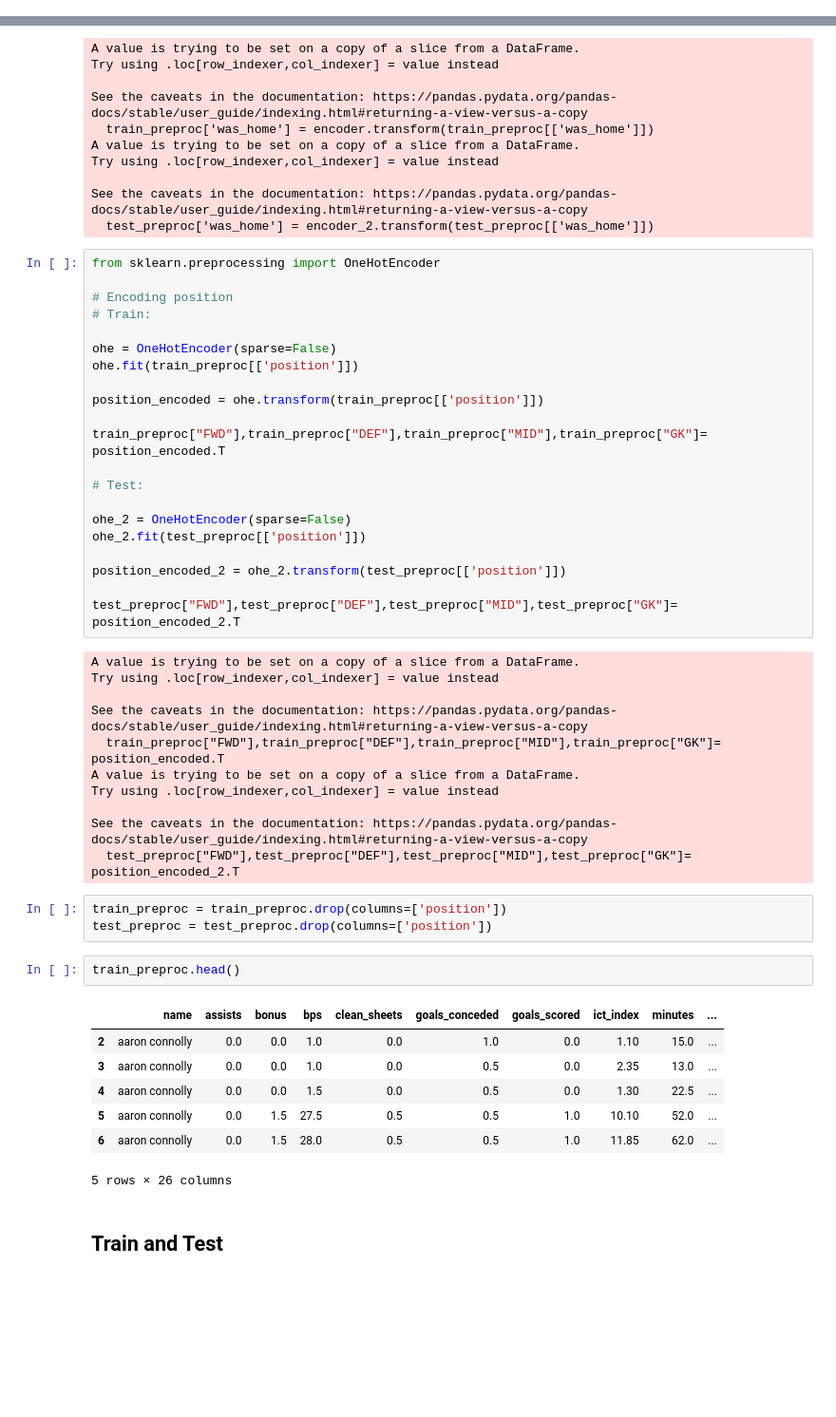
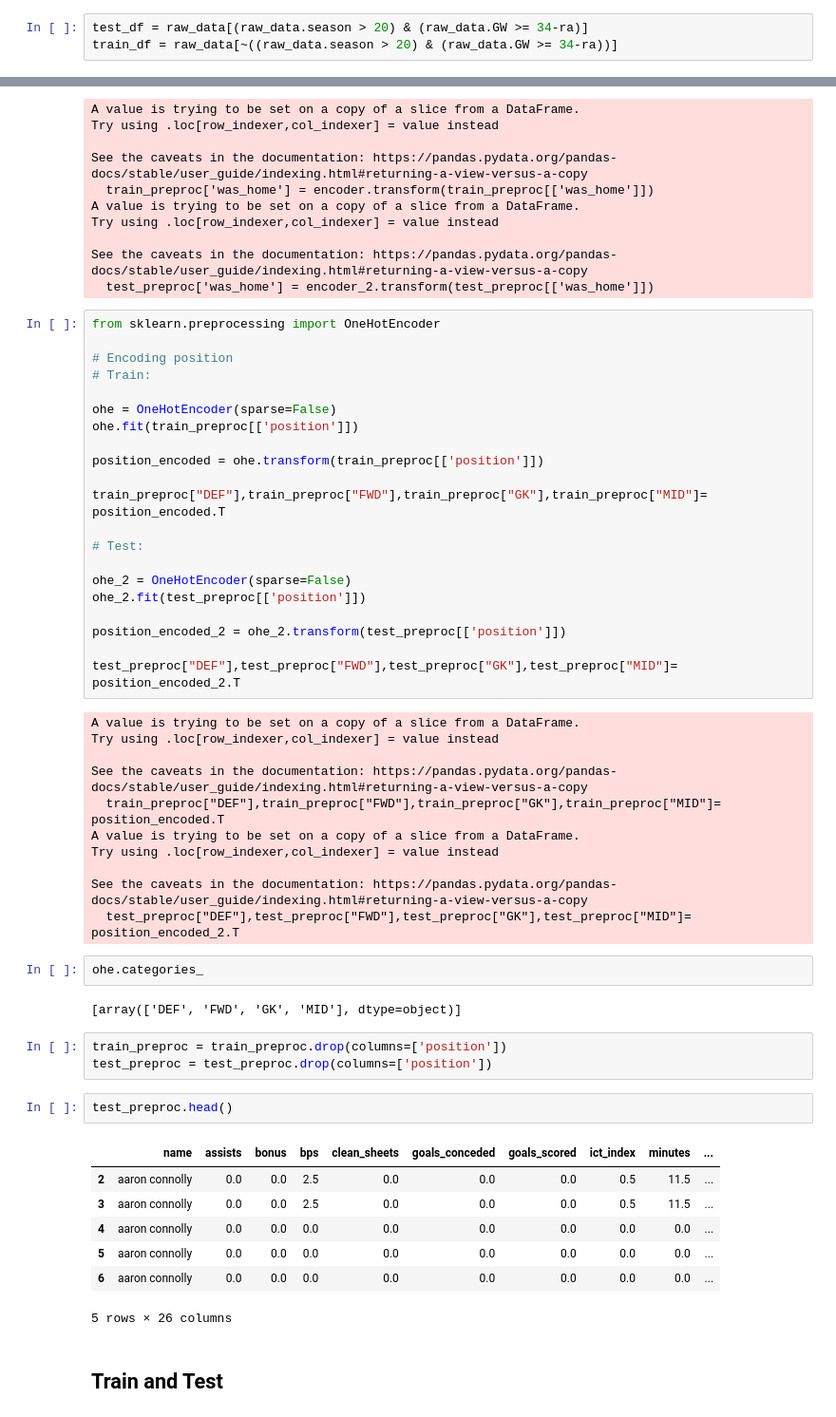
Before and after one commit to 1kruidenp/fflpred, a Jupyter notebook: notebooks/Thal's final.ipynb, the cells around one changed output, grey strips where cells are left out. Shown at 95% size. Saved outputs shown, nothing was run; the diff lists cells and outputs as text; blank space fills up the shorter version.

```diff
--- a/notebooks/Thal's final.ipynb
+++ b/notebooks/Thal's final.ipynb
@@ -53,0 +52,3 @@ test_df.shape, train_df.shape
+# %%
+test_df = raw_data[(raw_data.season > 20) & (raw_data.GW >= 34-ra)]
+train_df = raw_data[~((raw_data.season > 20) & (raw_data.GW >= 34-ra))]
@@ -204,7 +230,7 @@ ohe.fit(train_preproc[['position']])
 
 position_encoded = ohe.transform(train_preproc[['position']])
 
-train_preproc["FWD"],train_preproc["DEF"],train_preproc["MID"],train_preproc["GK"]= position_encoded.T
+train_preproc["DEF"],train_preproc["FWD"],train_preproc["GK"],train_preproc["MID"]= position_encoded.T
 
 # Test:
 
@@ -213,30 +239,34 @@ ohe_2.fit(test_preproc[['position']])
 
 position_encoded_2 = ohe_2.transform(test_preproc[['position']])
 
-test_preproc["FWD"],test_preproc["DEF"],test_preproc["MID"],test_preproc["GK"]= position_encoded_2.T
+test_preproc["DEF"],test_preproc["FWD"],test_preproc["GK"],test_preproc["MID"]= position_encoded_2.T
 # %% [output]
 A value is trying to be set on a copy of a slice from a DataFrame.
 Try using .loc[row_indexer,col_indexer] = value instead
 
 See the caveats in the documentation: https://pandas.pydata.org/pandas-docs/stable/user_guide/indexing.html#returning-a-view-versus-a-copy
-  train_preproc["FWD"],train_preproc["DEF"],train_preproc["MID"],train_preproc["GK"]= position_encoded.T
+  train_preproc["DEF"],train_preproc["FWD"],train_preproc["GK"],train_preproc["MID"]= position_encoded.T
 A value is trying to be set on a copy of a slice from a DataFrame.
 Try using .loc[row_indexer,col_indexer] = value instead
 
 See the caveats in the documentation: https://pandas.pydata.org/pandas-docs/stable/user_guide/indexing.html#returning-a-view-versus-a-copy
-  test_preproc["FWD"],test_preproc["DEF"],test_preproc["MID"],test_preproc["GK"]= position_encoded_2.T
+  test_preproc["DEF"],test_preproc["FWD"],test_preproc["GK"],test_preproc["MID"]= position_encoded_2.T
+# %%
+ohe.categories_
+# %% [output]
+[array(['DEF', 'FWD', 'GK', 'MID'], dtype=object)]
 # %%
 train_preproc = train_preproc.drop(columns=['position'])
 test_preproc = test_preproc.drop(columns=['position'])
 # %%
-train_preproc.head()
+test_preproc.head()
 # %% [output]
 |  | name | assists | bonus | bps | clean_sheets | goals_conceded | goals_scored | ict_index | minutes | ... |
-| 2 | aaron connolly | 0.0 | 0.0 | 1.0 | 0.0 | 1.0 | 0.0 | 1.10 | 15.0 | ... |
-| 3 | aaron connolly | 0.0 | 0.0 | 1.0 | 0.0 | 0.5 | 0.0 | 2.35 | 13.0 | ... |
-| 4 | aaron connolly | 0.0 | 0.0 | 1.5 | 0.0 | 0.5 | 0.0 | 1.30 | 22.5 | ... |
-| 5 | aaron connolly | 0.0 | 1.5 | 27.5 | 0.5 | 0.5 | 1.0 | 10.10 | 52.0 | ... |
-| 6 | aaron connolly | 0.0 | 1.5 | 28.0 | 0.5 | 0.5 | 1.0 | 11.85 | 62.0 | ... |
+| 2 | aaron connolly | 0.0 | 0.0 | 2.5 | 0.0 | 0.0 | 0.0 | 0.5 | 11.5 | ... |
+| 3 | aaron connolly | 0.0 | 0.0 | 2.5 | 0.0 | 0.0 | 0.0 | 0.5 | 11.5 | ... |
+| 4 | aaron connolly | 0.0 | 0.0 | 0.0 | 0.0 | 0.0 | 0.0 | 0.0 | 0.0 | ... |
+| 5 | aaron connolly | 0.0 | 0.0 | 0.0 | 0.0 | 0.0 | 0.0 | 0.0 | 0.0 | ... |
+| 6 | aaron connolly | 0.0 | 0.0 | 0.0 | 0.0 | 0.0 | 0.0 | 0.0 | 0.0 | ... |
 5 rows × 26 columns
 # %% [markdown]
 ## Train and Test
```
Also changed, not shown: parts of 22 cells of this notebook.
